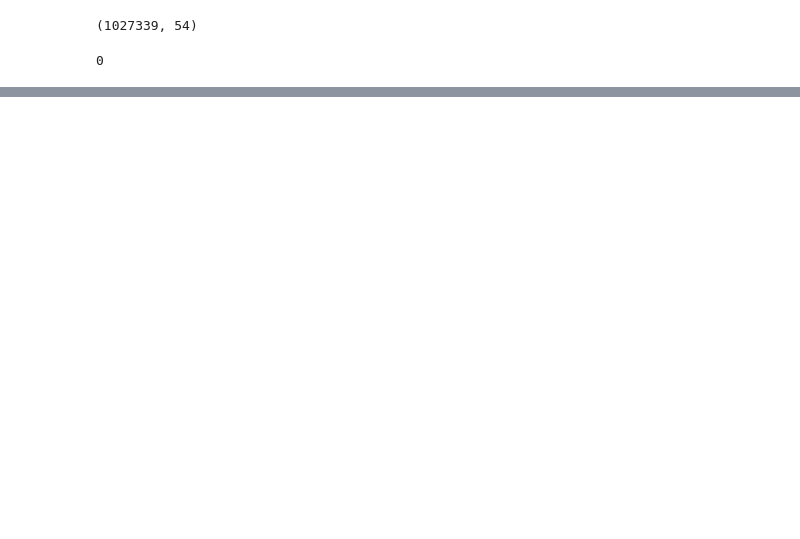
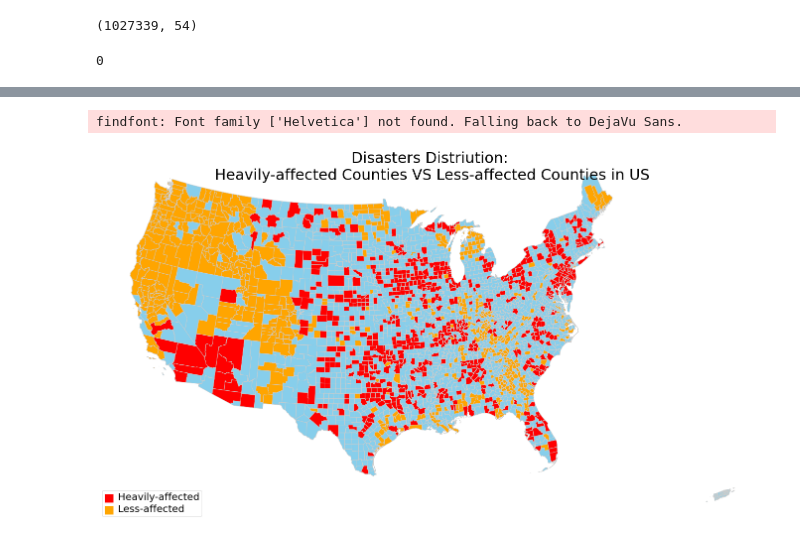
Before and after one commit to mkharroub/ECE143-The-Impact-of-Natural-Disasters-on-U.S.-Real-Estate-Prices, a Jupyter notebook: main.ipynb, the cells around one changed output, grey strips where cells are left out. Saved outputs shown, nothing was run; the diff lists cells and outputs as text; code cells hidden in the pictures; blank space fills up the shorter version.

```diff
--- a/main.ipynb
+++ b/main.ipynb
@@ -255,6 +362,9 @@ gdf.shape
 # %%
-save_name = '/disasters_affected_level_by_county_1980_2023.png'
-# plot_disasters_map1(gdf, save_name, 'Disasters Distriution: \nHeavily-affected Counties VS Less-affected Counties in US', 'Heavily-affected', 'Less-affected')
+save_name = 'disasters_affected_level_by_county_1980_2023.png'
+plot_disasters_map1(gdf, save_name, 'Disasters Distriution: \nHeavily-affected Counties VS Less-affected Counties in US', 'Heavily-affected', 'Less-affected')
+# %% [output]
+findfont: Font family ['Helvetica'] not found. Falling back to DejaVu Sans.
+[figure, added]
 # %%
 county_h = get_nearest_county(county_freq_h, county_freq_l)
 county_h.drop(columns='geometry', inplace=True)
```
Also changed, not shown: parts of 31 cells of this notebook, 20 other files.
